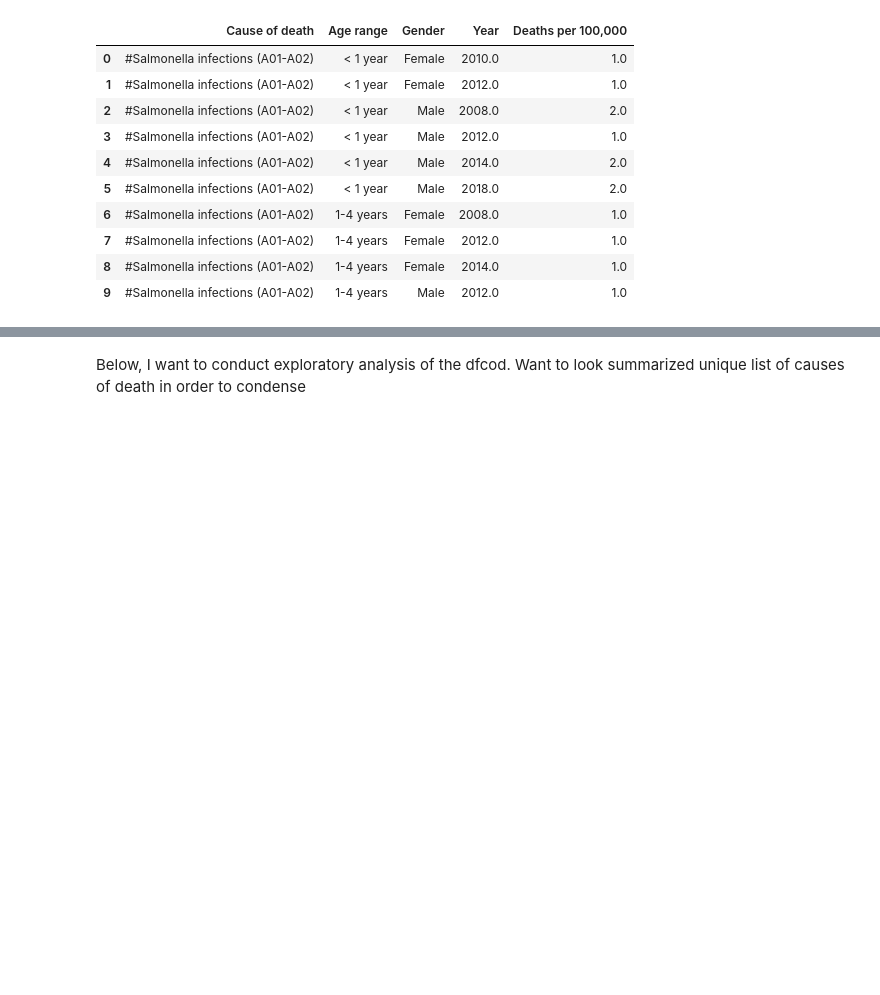
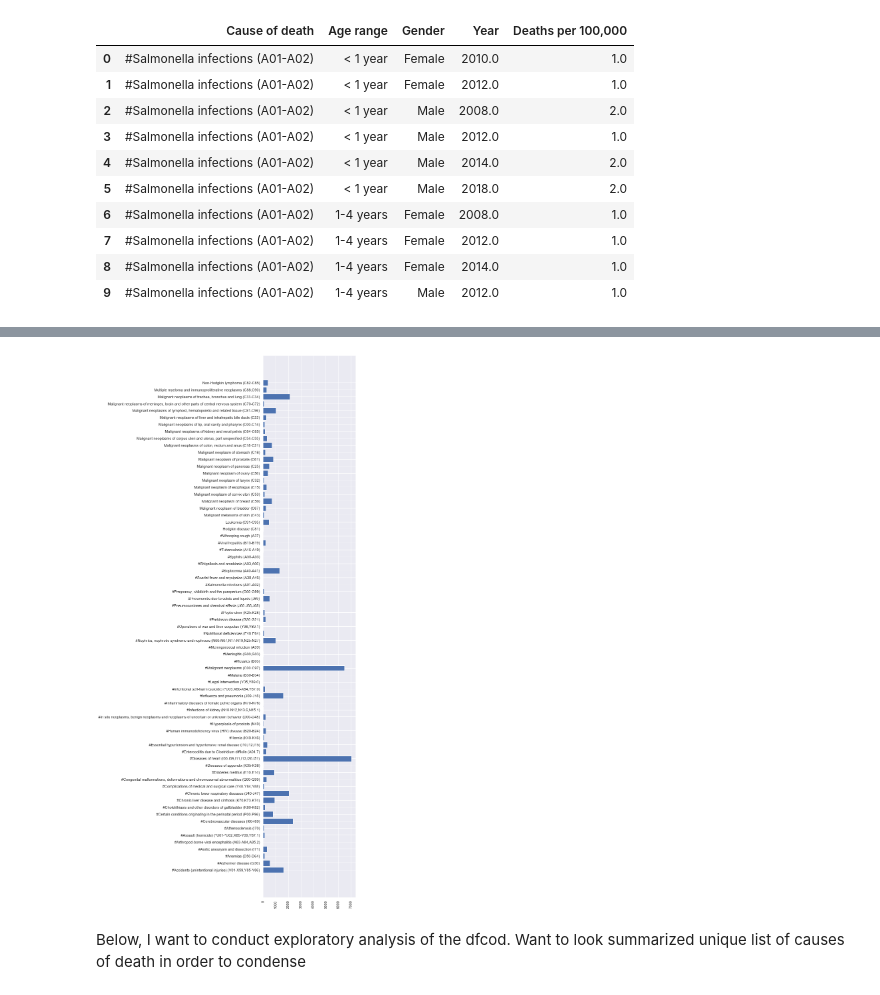
Before and after one commit to vsp219/Sams_github, a Jupyter notebook: dfcod-2.ipynb, the cells around one changed output, grey strips where cells are left out. Cells and saved outputs as stored; diff of their text form; code cells hidden in the pictures; blank space fills up the shorter version.

```diff
--- a/dfcod-2.ipynb
+++ b/dfcod-2.ipynb
@@ -111,6 +113,7 @@ dfcod.head(10) # Example of table without the total population data--more clean
 | 9 | #Salmonella infections (A01-A02) | 1-4 years | Male | 2012.0 | 1.0 |
 # %%
 groupedcod = dfcod.groupby('Cause of death').mean()[['Deaths per 100,000']].reset_index()
-plt.figure(figsize=(30,10))
-plt.bar(groupedcod['Cause of death', height=groupedcod['Deaths per 100,000'])
+plt.figure(figsize=(5,30))
+plt.xticks(rotation=90)
+plt.barh(groupedcod['Cause of death'], width=groupedcod['Deaths per 100,000'])
 # %% [output]
@@ -118,3 +121,4 @@ SyntaxError: invalid syntax (<ipython-input-372-a61d968010c0>, line 3)
+[figure, added]
 # %% [markdown]
 Below, I want to conduct exploratory analysis of the dfcod. Want to look summarized unique list of causes of death in order to condense
 # %%
```
Also changed, not shown: parts of 4 cells of this notebook, 1 other file.
